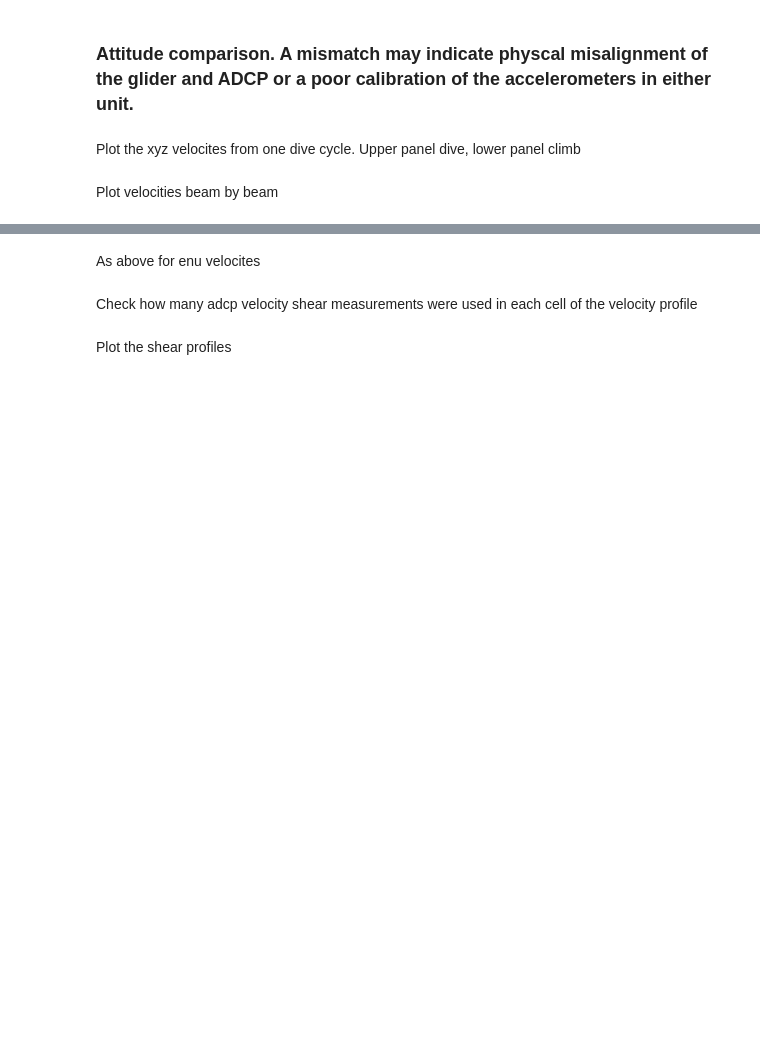
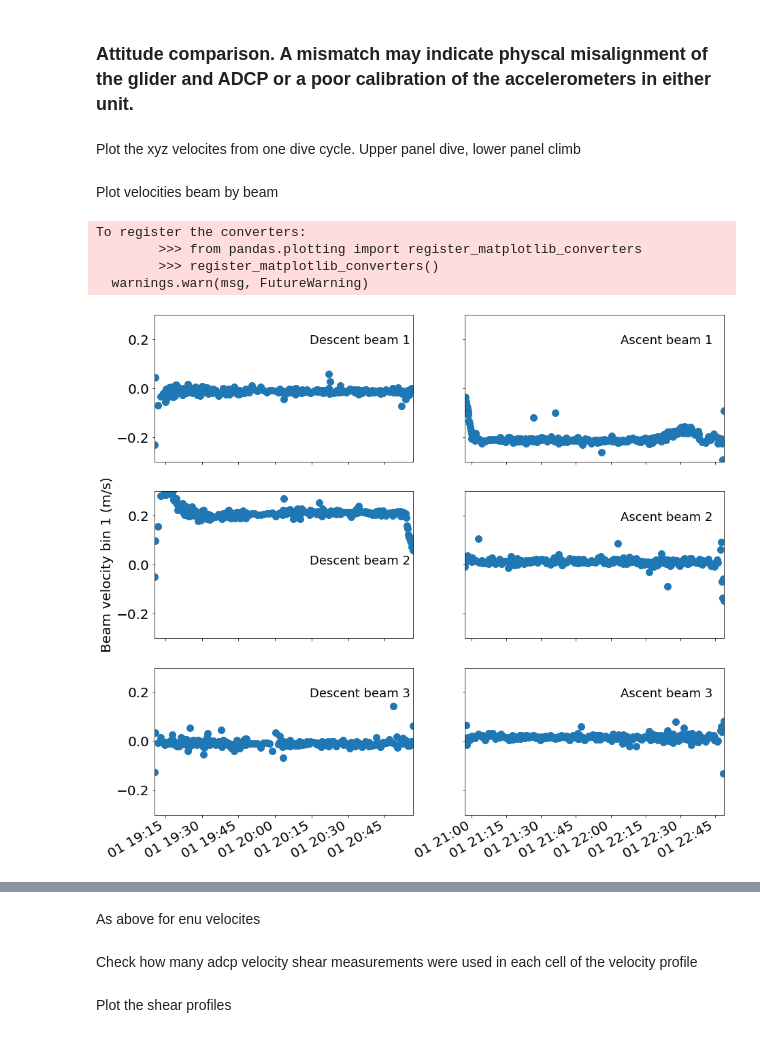
Before and after one commit to callumrollo/adcp-glider, a Jupyter notebook: notebooks/explore_data.ipynb, the cells around one changed output, grey strips where cells are left out. Saved outputs shown, nothing was run; the diff lists cells and outputs as text; code cells hidden in the pictures; blank space fills up the shorter version.

```diff
--- a/notebooks/explore_data.ipynb
+++ b/notebooks/explore_data.ipynb
@@ -193,24 +195,30 @@ Plot velocities beam by beam
 # %%
 v_lim = 0.3
 fig,ax = plt.subplots(3,2,figsize=(15,15), sharex='col', sharey='row')
 ax = ax.ravel()
 ax[0].scatter(foo.time,foo.vel_beam[:,0,0])#, c = foo.roll, cmap='RdBu', vmin=-5, vmax=5, s = 10)
 ax[1].scatter(bar.time,bar.vel_beam[:,0,0])#, c = bar.roll, cmap='RdBu', vmin=-5, vmax=5, s = 10)
 ax[2].scatter(foo.time,foo.vel_beam[:,0,1])#, c = foo.roll, cmap='RdBu', vmin=-5, vmax=5, s = 10)
 ax[3].scatter(bar.time,bar.vel_beam[:,0,1])#, c = bar.roll, cmap='RdBu', vmin=-5, vmax=5, s = 10)
 ax[4].scatter(foo.time,foo.vel_beam[:,0,2])#, c = foo.roll, cmap='RdBu', vmin=-5, vmax=5, s = 10)
 ax[5].scatter(bar.time,bar.vel_beam[:,0,2])#, c = bar.roll, cmap='RdBu', vmin=-5, vmax=5, s = 10)
 
 ax[0].set(ylim=[-v_lim, v_lim])
 ax[2].set(ylim=[-v_lim, v_lim], ylabel='Beam velocity bin 1 (m/s)')
 ax[4].set(xlim=[foo.time[0], foo.time[-1]], ylim=[-v_lim, v_lim])
 ax[5].set(xlim=[bar.time[0], bar.time[-1]])
 
 ax[0].text(0.6, 0.8, 'Descent beam 1',transform=ax[0].transAxes)
 ax[1].text(0.6, 0.8, 'Ascent beam 1',transform=ax[1].transAxes)
 ax[2].text(0.6, 0.5, 'Descent beam 2',transform=ax[2].transAxes)
 ax[3].text(0.6, 0.8, 'Ascent beam 2',transform=ax[3].transAxes)
 ax[4].text(0.6, 0.8, 'Descent beam 3',transform=ax[4].transAxes)
 ax[5].text(0.6, 0.8, 'Ascent beam 3',transform=ax[5].transAxes)
 fig.autofmt_xdate()
-savefig('beam_velocities')
+#savefig('beam_velocities')
+# %% [output]
+To register the converters:
+        >>> from pandas.plotting import register_matplotlib_converters
+        >>> register_matplotlib_converters()
+  warnings.warn(msg, FutureWarning)
+[figure, added]
```
Also changed, not shown: parts of 3 cells of this notebook, 1 other file.
